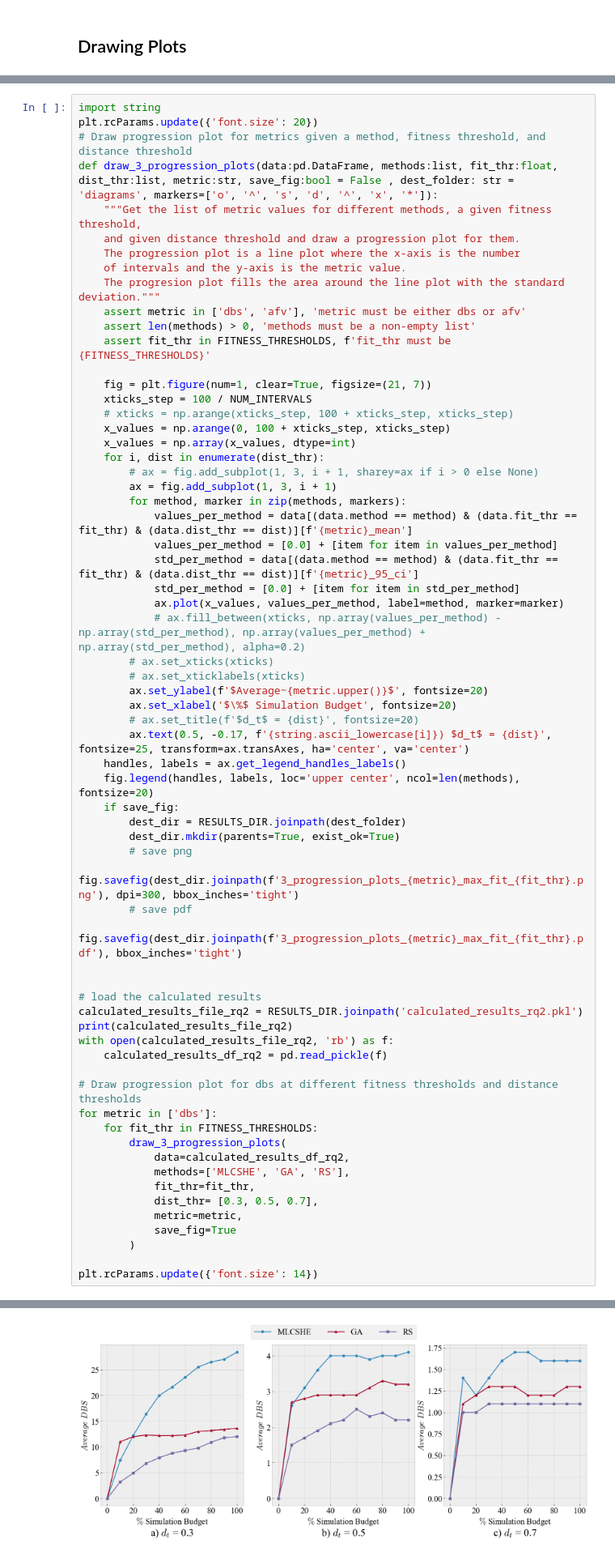
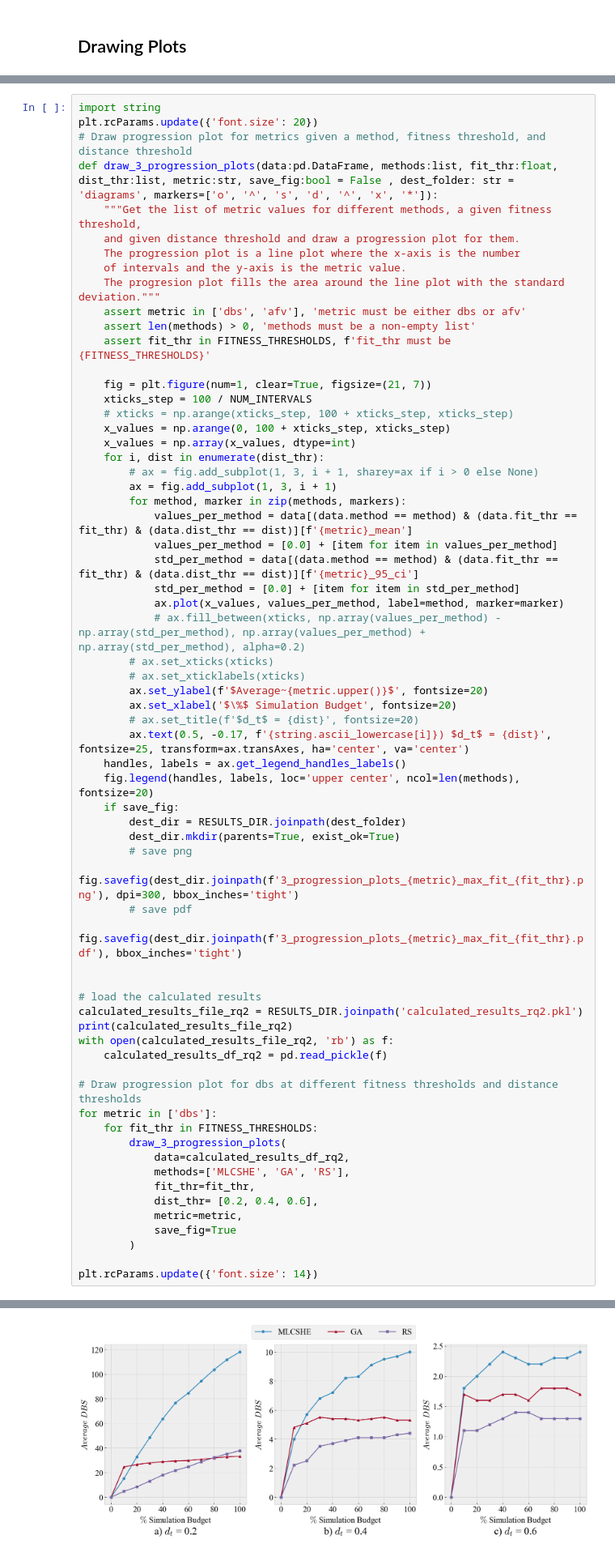
Before and after one commit to SepShr/MLCSHE, a Jupyter notebook: postprocess.ipynb, the cells around one changed output, grey strips where cells are left out. Shown at 81% size. Cells and saved outputs as stored; diff of their text form.

```diff
--- a/postprocess.ipynb
+++ b/postprocess.ipynb
@@ -972,32 +972,32 @@ def draw_3_progression_plots(data:pd.DataFrame, methods:list, fit_thr:float, dis
     fig.legend(handles, labels, loc='upper center', ncol=len(methods), fontsize=20)
     if save_fig:
         dest_dir = RESULTS_DIR.joinpath(dest_folder)
         dest_dir.mkdir(parents=True, exist_ok=True)
         # save png
         fig.savefig(dest_dir.joinpath(f'3_progression_plots_{metric}_max_fit_{fit_thr}.png'), dpi=300, bbox_inches='tight')
         # save pdf
         fig.savefig(dest_dir.joinpath(f'3_progression_plots_{metric}_max_fit_{fit_thr}.pdf'), bbox_inches='tight')
 
 
 # load the calculated results
 calculated_results_file_rq2 = RESULTS_DIR.joinpath('calculated_results_rq2.pkl')
 print(calculated_results_file_rq2)
 with open(calculated_results_file_rq2, 'rb') as f:
     calculated_results_df_rq2 = pd.read_pickle(f)
 
 # Draw progression plot for dbs at different fitness thresholds and distance thresholds
 for metric in ['dbs']:
     for fit_thr in FITNESS_THRESHOLDS:
         draw_3_progression_plots(
             data=calculated_results_df_rq2,
             methods=['MLCSHE', 'GA', 'RS'],
             fit_thr=fit_thr,
-            dist_thr= [0.3, 0.5, 0.7],
+            dist_thr= [0.2, 0.4, 0.6],
             metric=metric,
             save_fig=True
         )
 
 plt.rcParams.update({'font.size': 14})
 # %% [output]
 c:\Users\sepeh\Projects\MLCSHE\results\postprocess\calculated_results_rq2.pkl
-[figure, old version]
+[figure, new version]
```
